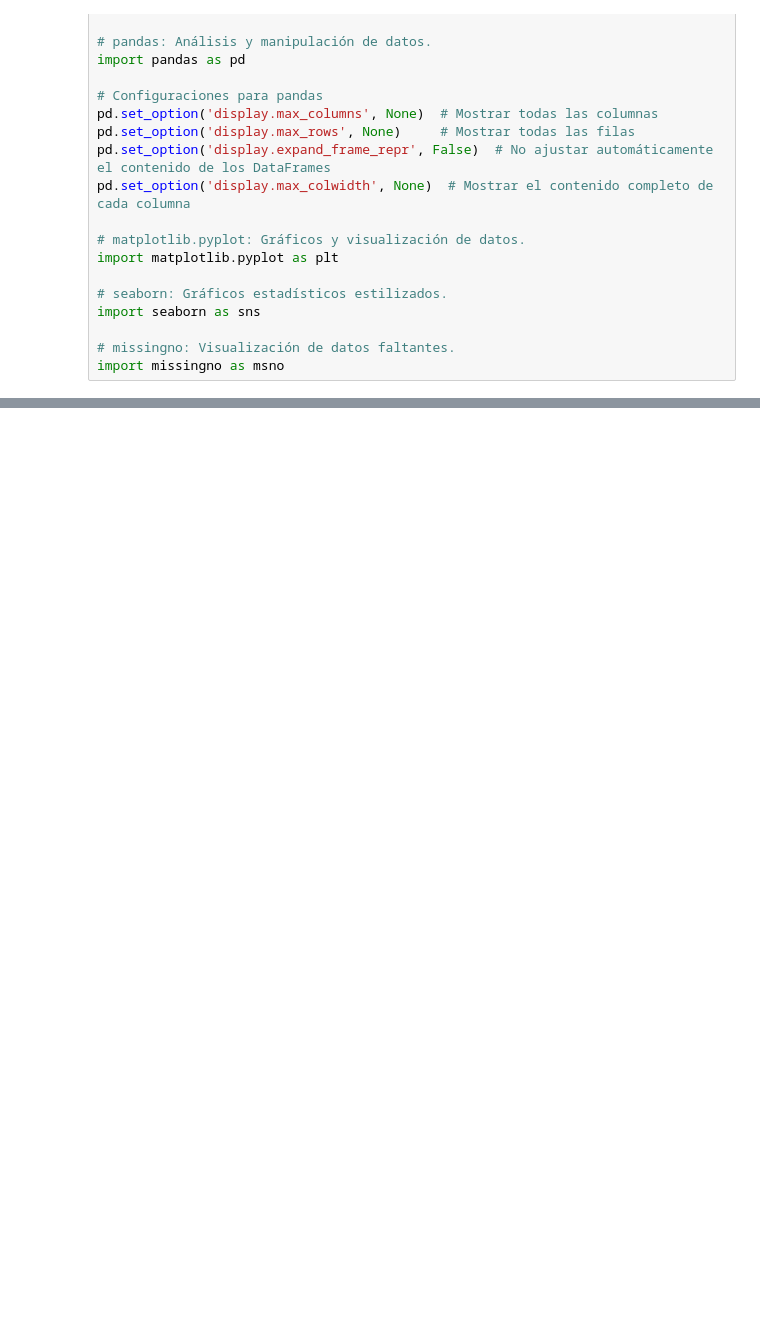
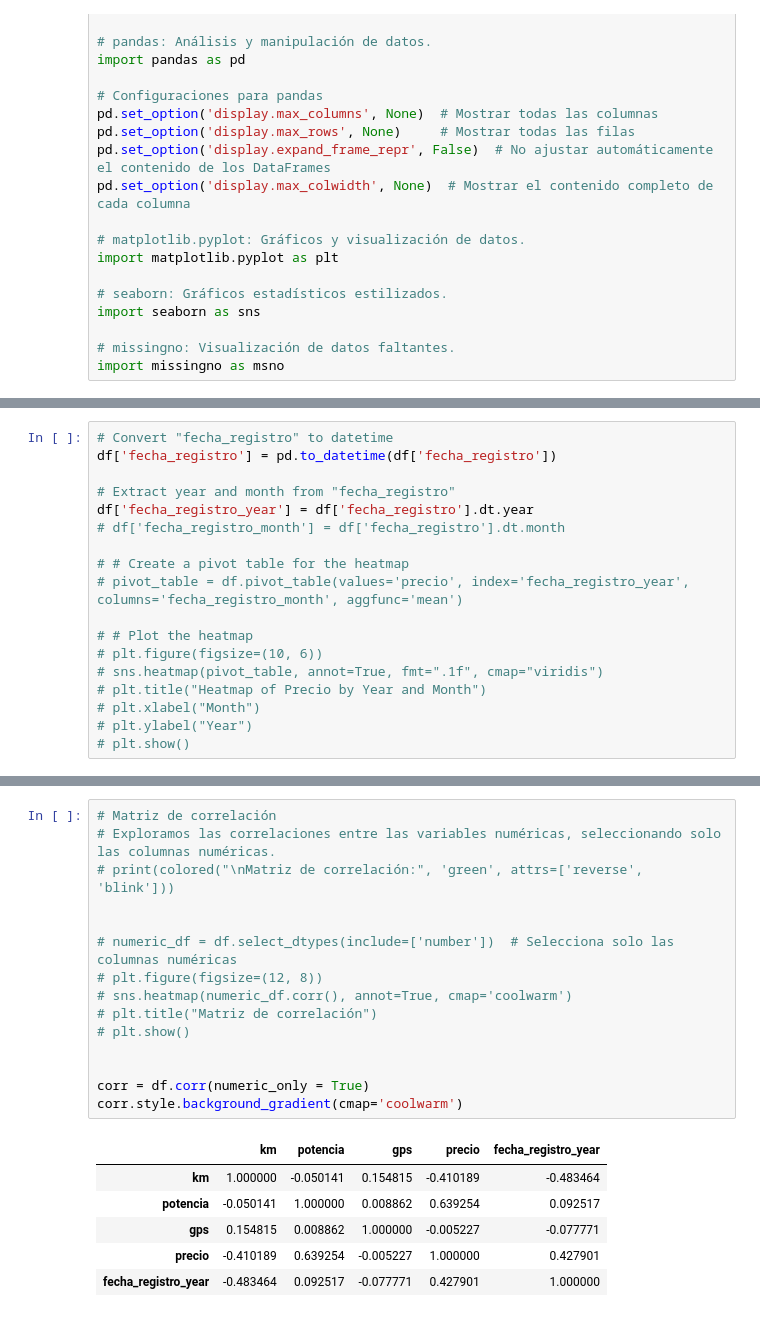
Before and after one commit to Wolfsteno/data-science-projects, a Jupyter notebook: Entregable 1 Data Engineering/main.ipynb, the cells around one changed output, grey strips where cells are left out. Saved outputs shown, nothing was run; the diff lists cells and outputs as text; blank space fills up the shorter version.

```diff
--- a/Entregable 1 Data Engineering/main.ipynb
+++ b/Entregable 1 Data Engineering/main.ipynb
@@ -204,0 +235,18 @@ Ejemplos de 'volante_regulable':
+# %%
+# Convert "fecha_registro" to datetime
+df['fecha_registro'] = pd.to_datetime(df['fecha_registro'])
+
+# Extract year and month from "fecha_registro"
+df['fecha_registro_year'] = df['fecha_registro'].dt.year
+# df['fecha_registro_month'] = df['fecha_registro'].dt.month
+
+# # Create a pivot table for the heatmap
+# pivot_table = df.pivot_table(values='precio', index='fecha_registro_year', columns='fecha_registro_month', aggfunc='mean')
+
+# # Plot the heatmap
+# plt.figure(figsize=(10, 6))
+# sns.heatmap(pivot_table, annot=True, fmt=".1f", cmap="viridis")
+# plt.title("Heatmap of Precio by Year and Month")
+# plt.xlabel("Month")
+# plt.ylabel("Year")
+# plt.show()
@@ -204,0 +264,22 @@ Ejemplos de 'volante_regulable':
+# %%
+# Matriz de correlación
+# Exploramos las correlaciones entre las variables numéricas, seleccionando solo las columnas numéricas.
+# print(colored("\nMatriz de correlación:", 'green', attrs=['reverse', 'blink']))
+
+
+# numeric_df = df.select_dtypes(include=['number'])  # Selecciona solo las columnas numéricas
+# plt.figure(figsize=(12, 8))
+# sns.heatmap(numeric_df.corr(), annot=True, cmap='coolwarm')
+# plt.title("Matriz de correlación")
+# plt.show()
+
+
+corr = df.corr(numeric_only = True)
+corr.style.background_gradient(cmap='coolwarm')
+# %% [output]
+|  | km | potencia | gps | precio | fecha_registro_year |
+| km | 1.000000 | -0.050141 | 0.154815 | -0.410189 | -0.483464 |
+| potencia | -0.050141 | 1.000000 | 0.008862 | 0.639254 | 0.092517 |
+| gps | 0.154815 | 0.008862 | 1.000000 | -0.005227 | -0.077771 |
+| precio | -0.410189 | 0.639254 | -0.005227 | 1.000000 | 0.427901 |
+| fecha_registro_year | -0.483464 | 0.092517 | -0.077771 | 0.427901 | 1.000000 |
```
Also changed, not shown: parts of 29 cells of this notebook, 1 other file.
